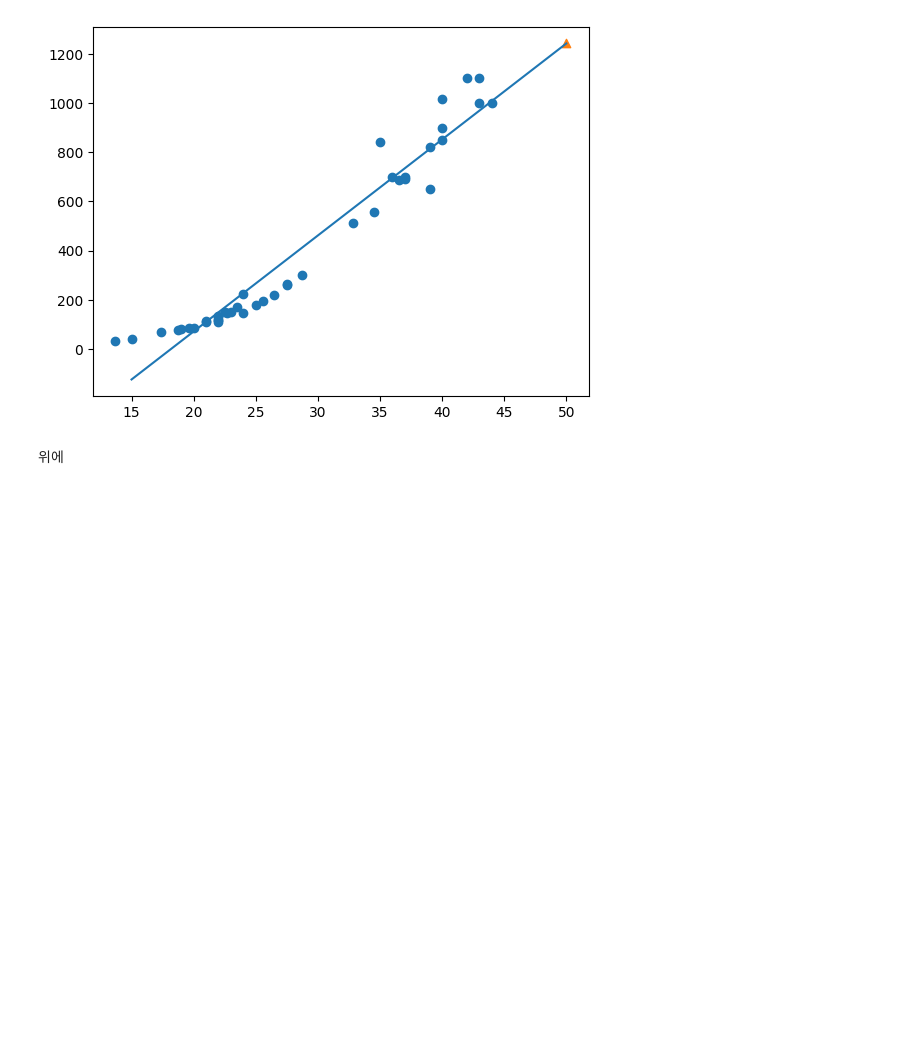
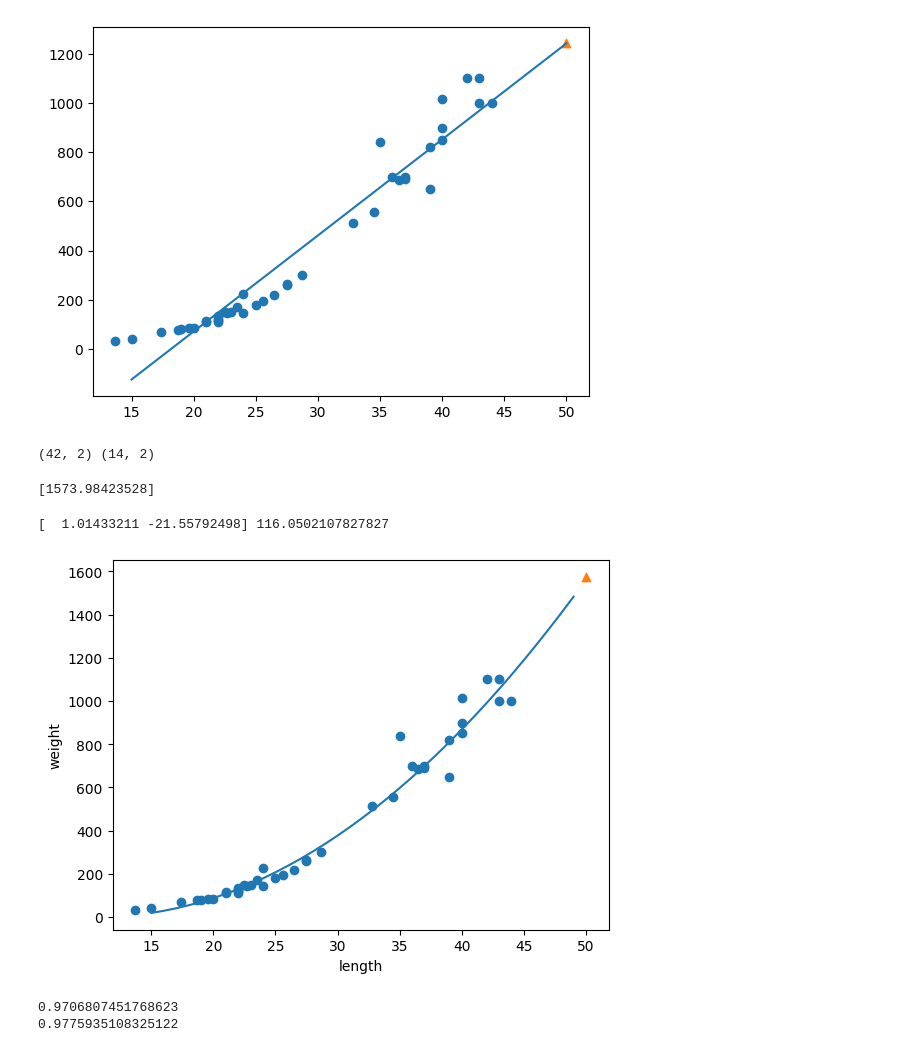
Before and after one commit to shinjeongdong/MLDeeplearningStudy, a Jupyter notebook: 3_2_선형회귀.ipynb, the cells around one changed output. Drawn from its saved outputs; the diff is of its cells as text; code cells hidden in the pictures; blank space fills up the shorter version.

```diff
--- a/3_2_선형회귀.ipynb
+++ b/3_2_선형회귀.ipynb
@@ -60,4 +68,41 @@ plt.show()
 # %% [output]
 [figure]
-# %% [markdown]
-위에
+# %%
+train_poly = np.column_stack((train_input ** 2, train_input))
+#다항 회귀 데이터 x^2 + x형태
+test_poly = np.column_stack((test_input ** 2, test_input))
+
+print(train_poly.shape,test_poly.shape)
+# %% [output]
+(42, 2) (14, 2)
+# %%
+lr = LinearRegression()
+
+lr.fit(train_poly, train_target) #훈련 모델 생성
+
+print(lr.predict([[50**2,50]])) #50cm의 무게 = 1573.98g
+# %% [output]
+[1573.98423528]
+# %%
+print(lr.coef_, lr.intercept_)  #1.01x^2 -21.6x +116.05 이라는 그래프식이 나온다.
+#그리고 2차방정식은 선형이 아니지 않냐는 질문에는 길이^2을 다른 변수로 치환을 하면 된다 길이^2 = 왕길이 이런식으로 :D
+# %% [output]
+[  1.01433211 -21.55792498] 116.0502107827827
+# %%
+point = np.arange(15,50)
+
+plt.scatter(train_input,train_target)
+
+plt.plot(point,1.01 * point** 2 - 21.6 * point + 116.05)
+
+plt.scatter(50,1574,marker = "^")
+plt.xlabel('length')
+plt.ylabel("weight")
+plt.show()
+
+print(lr.score(train_poly,train_target)) #0.9706807451768623
+print(lr.score(test_poly,test_target)) #0.9775935108325122
+# %% [output]
+[figure, added]
+0.9706807451768623
+0.9775935108325122
```
Also changed, not shown: parts of 1 cell of this notebook.
